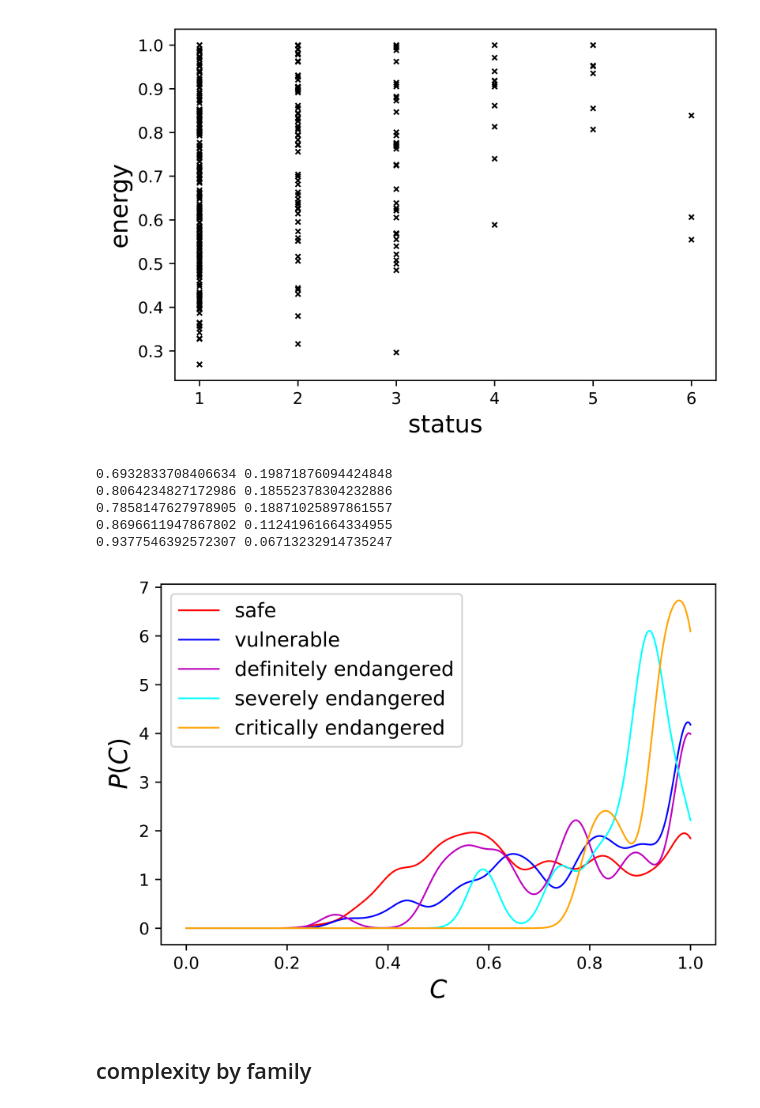
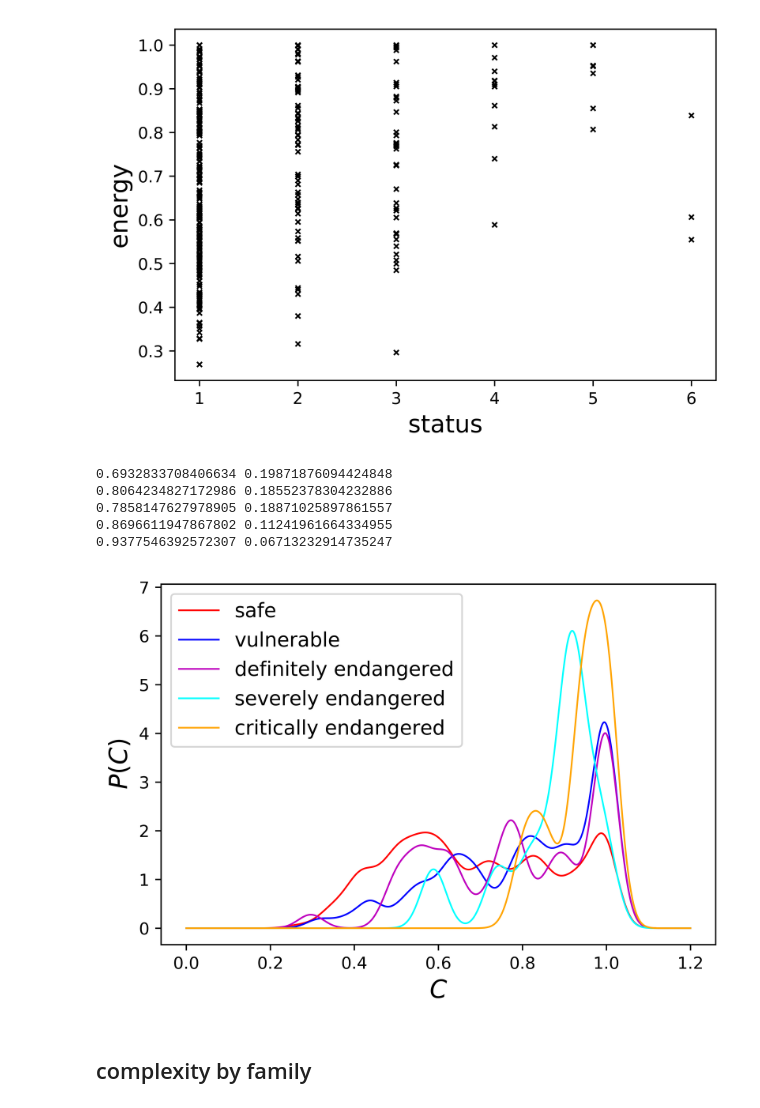
Before and after one commit to javiervz/laplacian-obsolescence, a Jupyter notebook: laplacian_obsolescence.ipynb, the cells around one changed output. Drawn from its saved outputs; the diff is of its cells as text; code cells hidden in the pictures.

Commit message:
entropy plus energy

```diff
--- a/laplacian_obsolescence.ipynb
+++ b/laplacian_obsolescence.ipynb
@@ -304,3 +304,8 @@ plt.savefig('entropy_status.jpg', format='jpg', transparent=True, bbox_inches='t
 plt.show()
 # %% [output]
 [figure]
+# %%
+status_energy = {1:[],2:[],3:[],4:[],5:[],6:[]}
+
+for language in data.keys():
+    status_energy[data[language][1]]+=[data[language][0]]
@@ -403,6 +485,8 @@ status_energy = {1:[],2:[],3:[],4:[],5:[],6:[]}
 for language in data.keys():
     status_energy[data[language][1]]+=[data[language][0]]
 # %%
+prediction = {}
+
 fig, ax = plt.subplots(dpi=800)
 
 status_inv = {v: k for k, v in status.items()}
@@ -414,8 +498,8 @@ print(np.mean(data),np.std(data))
 #        zorder=5, edgecolor='r')
 kde = sm.nonparametric.KDEUnivariate(data)
 kde.fit(bw=0.03) # Estimate the densities
-X=np.linspace(0, 1, num=1000)
-
+X=np.linspace(0, 1.2, num=1000)
+prediction[1]=[kde.evaluate(x) for x in X]
 ax.plot(X, [kde.evaluate(x) for x in X], '-', lw=1, color='r', zorder=10,label=status_inv[1])
 
 H=status_energy[2]
@@ -425,8 +509,8 @@ print(np.mean(data),np.std(data))
 #        zorder=5, edgecolor='b')
 kde = sm.nonparametric.KDEUnivariate(data)
 kde.fit(bw=0.03) # Estimate the densities
-X=np.linspace(0, 1, num=1000)
-
+X=np.linspace(0, 1.2, num=1000)
+prediction[2]=[kde.evaluate(x) for x in X]
 ax.plot(X, [kde.evaluate(x) for x in X], '-', lw=1, color='b', zorder=10,label=status_inv[2])
 
 H=status_energy[3]
@@ -436,8 +520,8 @@ print(np.mean(data),np.std(data))
 #        zorder=5, edgecolor='m')
 kde = sm.nonparametric.KDEUnivariate(data)
 kde.fit(bw=0.03) # Estimate the densities
-X=np.linspace(0, 1, num=1000)
-
+X=np.linspace(0, 1.2, num=1000)
+prediction[3]=[kde.evaluate(x) for x in X]
 ax.plot(X, [kde.evaluate(x) for x in X], '-', lw=1, color='m', zorder=10,label=status_inv[3])
 
 H=status_energy[4]
@@ -445,38 +529,38 @@ data = np.array(H)
 print(np.mean(data),np.std(data))
 #plt.hist(data, bins='doane', cumulative=False, alpha=0.75,histtype='step',stacked=False,density=True,
 #        zorder=5, edgecolor='cyan')
 kde = sm.nonparametric.KDEUnivariate(data)
 kde.fit(bw=0.03) # Estimate the densities
-X=np.linspace(0, 1, num=1000)
-
+X=np.linspace(0, 1.2, num=1000)
+prediction[4]=[kde.evaluate(x) for x in X]
 ax.plot(X, [kde.evaluate(x) for x in X], '-', lw=1, color='cyan', zorder=10,label=status_inv[4])
 
 H=status_energy[5]
 data = np.array(H)
 print(np.mean(data),np.std(data))
 #plt.hist(data, bins='doane', cumulative=False, alpha=0.75,histtype='step',stacked=False,density=True,
 #        zorder=5, edgecolor='cyan')
 kde = sm.nonparametric.KDEUnivariate(data)
 kde.fit(bw=0.03) # Estimate the densities
-X=np.linspace(0, 1, num=1000)
-
+X=np.linspace(0, 1.2, num=1000)
+prediction[5]=[kde.evaluate(x) for x in X]
 ax.plot(X, [kde.evaluate(x) for x in X], '-', lw=1, color='orange', zorder=10,label=status_inv[5])
 
 plt.legend(loc='upper left',fontsize=12)
 #plt.xlim([0., 2])
 #plt.ylim([0., 3])
 plt.xlabel(r'$C$',fontsize=15)
 plt.ylabel(r'$P(C)$',fontsize=15)
 plt.rcParams.update({'font.size': 10})
 plt.savefig('status_energy.jpg', format='jpg', transparent=True, bbox_inches='tight',dpi=800)
 plt.show()
 # %% [output]
 0.6932833708406634 0.19871876094424848
 0.8064234827172986 0.18552378304232886
 0.7858147627978905 0.18871025897861557
 0.8696611947867802 0.11241961664334955
 0.9377546392572307 0.06713232914735247
-[figure, old version]
+[figure, new version]
 # %% [markdown]
 ## complexity by family
 # %%
```
Also changed, not shown: parts of 4 cells of this notebook, 2 other files.
